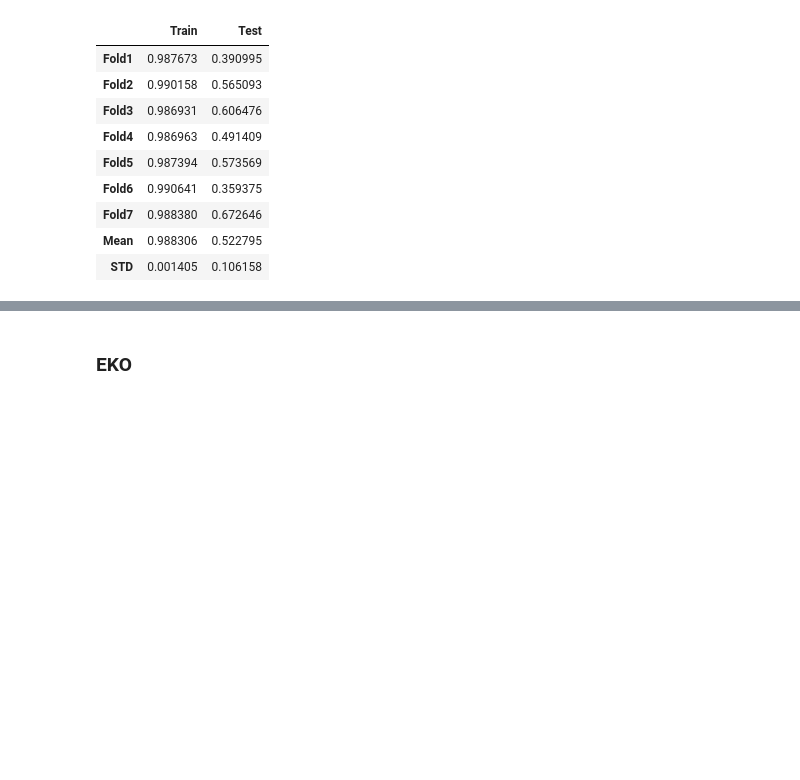
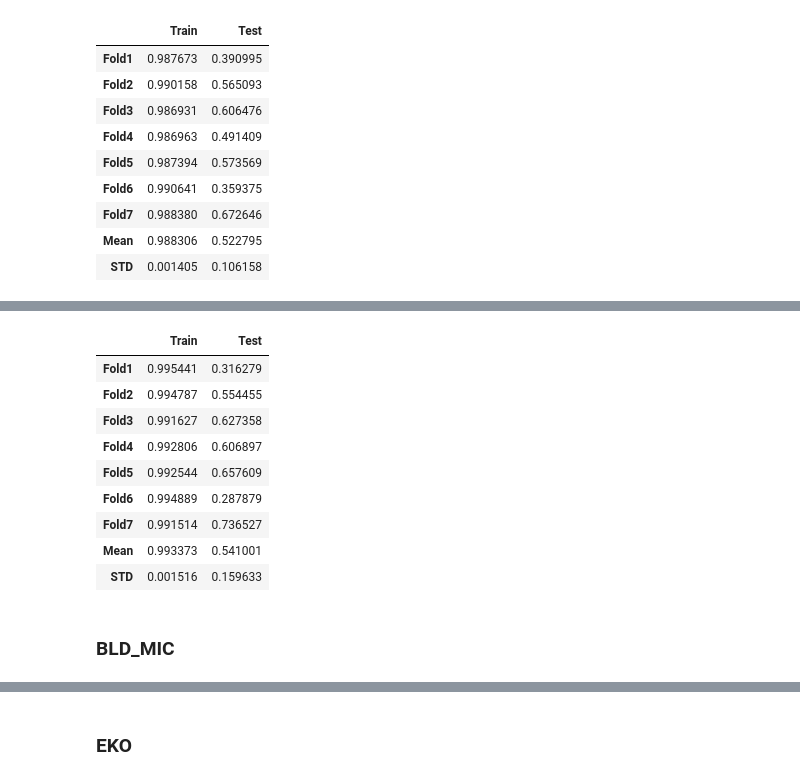
Before and after one commit to akansh12/Pnoi_SPIRE, a Jupyter notebook: Results_with_Augmented_data.ipynb, the cells around one changed output, grey strips where cells are left out. Saved outputs shown, nothing was run; the diff lists cells and outputs as text; code cells hidden in the pictures; blank space fills up the shorter version.

```diff
--- a/Results_with_Augmented_data.ipynb
+++ b/Results_with_Augmented_data.ipynb
@@ -156,0 +211,25 @@ pd.DataFrame(np.concatenate((np.array(train).reshape(9,1), np.array(test).reshap
+# %%
+f1,t1,f2,t2,f3,t3,f4,t4,f5,t5,f6,t6,f7,t7 = fold(mic_blt_orig_df, './Sets/', 'original')
+f1_aug,t1_aug,f2_aug,t2_aug,f3_aug,t3_aug,f4_aug,t4_aug,f5_aug,t5_aug,f6_aug,t6_aug,f7_aug,t7_aug = fold(mic_blt_aug_df, './Sets/', 'augmented')
+fold_list = [shuffle(pd.concat([f1,f1_aug])),t1,shuffle(pd.concat([f2,f2_aug])),t2,shuffle(pd.concat([f3,f3_aug])),t3,shuffle(pd.concat([f4,f4_aug])),t4,shuffle(pd.concat([f5,f5_aug])),t5,shuffle(pd.concat([f6,f6_aug])),t6,shuffle(pd.concat([f7,f7_aug])),t7 ]
+# %%
+test, train = SVM(fold_list)
+test.append(np.mean(test))
+test.append(np.std(test[:7]))
+
+train.append(np.mean(train))
+train.append(np.std(train[:7]))
+pd.DataFrame(np.concatenate((np.array(train).reshape(9,1), np.array(test).reshape(9,1)), axis = 1), index=['Fold1','Fold2','Fold3','Fold4','Fold5','Fold6','Fold7', 'Mean', 'STD'], columns=['Train', 'Test'])
+# %% [output]
+|  | Train | Test |
+| Fold1 | 0.995441 | 0.316279 |
+| Fold2 | 0.994787 | 0.554455 |
+| Fold3 | 0.991627 | 0.627358 |
+| Fold4 | 0.992806 | 0.606897 |
+| Fold5 | 0.992544 | 0.657609 |
+| Fold6 | 0.994889 | 0.287879 |
+| Fold7 | 0.991514 | 0.736527 |
+| Mean | 0.993373 | 0.541001 |
+| STD | 0.001516 | 0.159633 |
+# %% [markdown]
+### BLD_MIC
```
Also changed, not shown: parts of 18 cells of this notebook.
